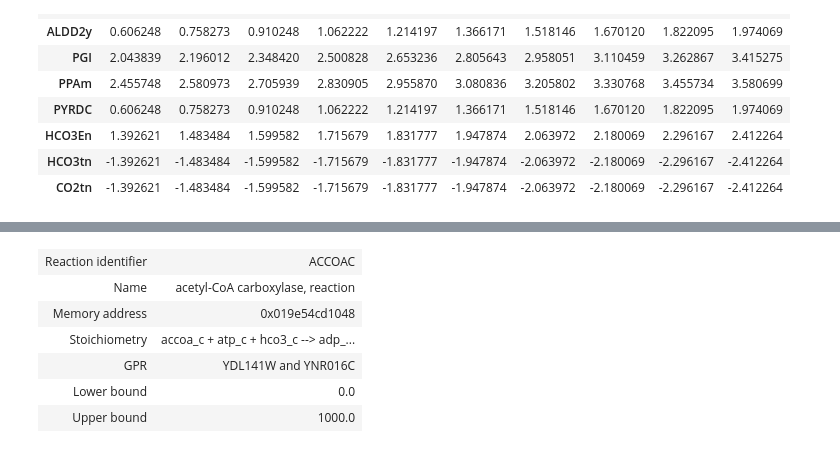
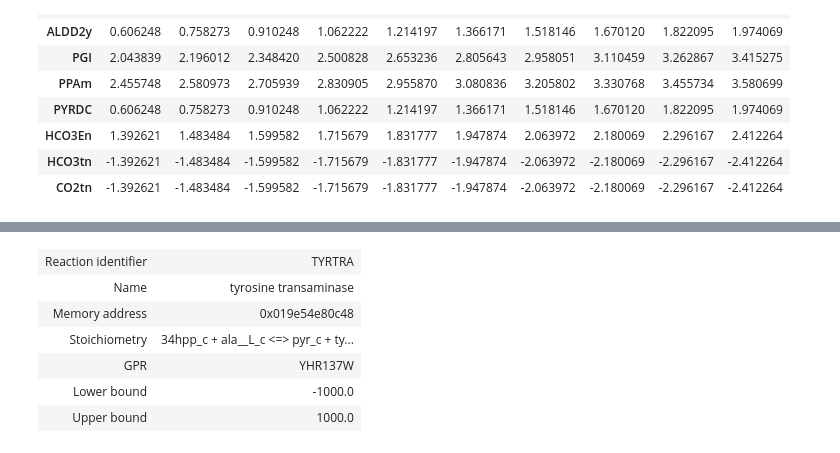
Before and after one commit to 27410/27410-group-assigment-group-4-resveratrol-in-s-cerevisiae, a Jupyter notebook: analysis/05.over_expression.ipynb, the cells around one changed output, grey strips where cells are left out. Saved outputs shown, nothing was run; the diff lists cells and outputs as text; code cells hidden in the pictures.

```diff
--- a/analysis/05.over_expression.ipynb
+++ b/analysis/05.over_expression.ipynb
@@ -296,10 +311,10 @@ df_o
 # %%
-m.reactions.get_by_id('ACCOAC')
+m.reactions.get_by_id('TYRTRA')
 # %% [output]
-| Reaction identifier | ACCOAC |
-| Name | acetyl-CoA carboxylase, reaction |
-| Memory address | 0x019e54cd1048 |
-| Stoichiometry | accoa_c + atp_c + hco3_c --> adp_... |
-| GPR | YDL141W and YNR016C |
-| Lower bound | 0.0 |
+| Reaction identifier | TYRTRA |
+| Name | tyrosine transaminase |
+| Memory address | 0x019e54e80c48 |
+| Stoichiometry | 34hpp_c + ala__L_c <=> pyr_c + ty... |
+| GPR | YHR137W |
+| Lower bound | -1000.0 |
 | Upper bound | 1000.0 |
```
Also changed, not shown: parts of 1 cell of this notebook, 4 other files.
